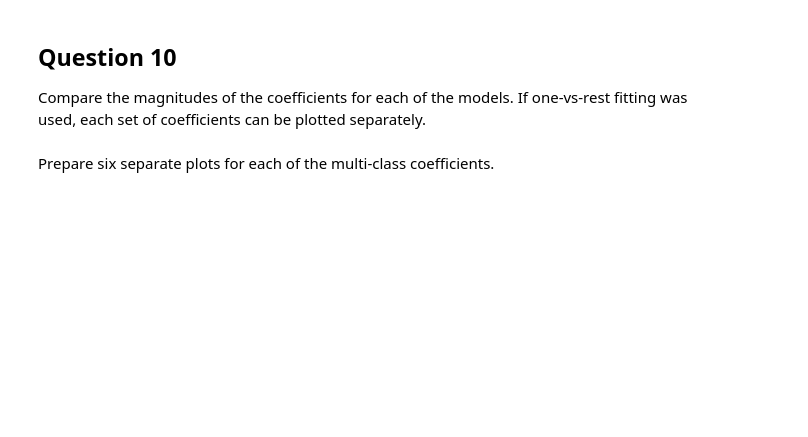
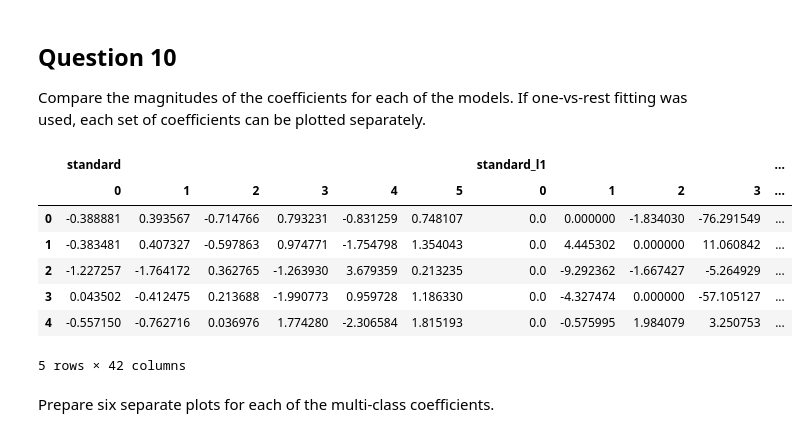
Before and after one commit to arthur-sabioni/logistic-regression-v2, a Jupyter notebook: Regressao_Logistica_V2_ava.ipynb, the cells around one changed output. Drawn from its saved outputs; the diff is of its cells as text; code cells hidden in the pictures; blank space fills up the shorter version.

```diff
--- a/Regressao_Logistica_V2_ava.ipynb
+++ b/Regressao_Logistica_V2_ava.ipynb
@@ -467,19 +480,35 @@ Compare the magnitudes of the coefficients for each of the models. If one-vs-res
 # %%
 # Combine all the coefficients into a dataframe for comparison
 coefficients = list()
 
-coeff_labels = ['lr', 'l1', 'l2']
-coeff_models = [lr, lr_l1, lr_l2]
+labels_to_models = {
+    'standard': standard,
+    'standard_l1': l1,
+    'standard_l2':l2,
+    'saga': saga,
+    'lbfgs': lb,
+    'newton-cg': nc,
+    'sag': sag
+}
 
-for lab,mod in zip(coeff_labels, coeff_models):
-    coeffs = mod.coef_
-    coeff_label = pd.MultiIndex(levels=[[lab], [0,1,2,3,4,5]],
+for label in labels_to_models.keys():
+    coeffs = labels_to_models[label].coef_
+    coeff_label = pd.MultiIndex(levels=[[label], [0,1,2,3,4,5]],
                                  codes=[[0,0,0,0,0,0], [0,1,2,3,4,5]])
     coefficients.append(pd.DataFrame(coeffs.T, columns=coeff_label))
 
 coefficients = pd.concat(coefficients, axis=1)
 
 coefficients.head()
+# %% [output]
+|  | standard |  |  |  |  |  | standard_l1 |  |  |  | ... |
+|  | 0 | 1 | 2 | 3 | 4 | 5 | 0 | 1 | 2 | 3 | ... |
+| 0 | -0.388881 | 0.393567 | -0.714766 | 0.793231 | -0.831259 | 0.748107 | 0.0 | 0.000000 | -1.834030 | -76.291549 | ... |
+| 1 | -0.383481 | 0.407327 | -0.597863 | 0.974771 | -1.754798 | 1.354043 | 0.0 | 4.445302 | 0.000000 | 11.060842 | ... |
+| 2 | -1.227257 | -1.764172 | 0.362765 | -1.263930 | 3.679359 | 0.213235 | 0.0 | -9.292362 | -1.667427 | -5.264929 | ... |
+| 3 | 0.043502 | -0.412475 | 0.213688 | -1.990773 | 0.959728 | 1.186330 | 0.0 | -4.327474 | 0.000000 | -57.105127 | ... |
+| 4 | -0.557150 | -0.762716 | 0.036976 | 1.774280 | -2.306584 | 1.815193 | 0.0 | -0.575995 | 1.984079 | 3.250753 | ... |
+5 rows × 42 columns
 # %% [markdown]
 Prepare six separate plots for each of the multi-class coefficients.
 # %%
```
Also changed, not shown: parts of 27 cells of this notebook.
